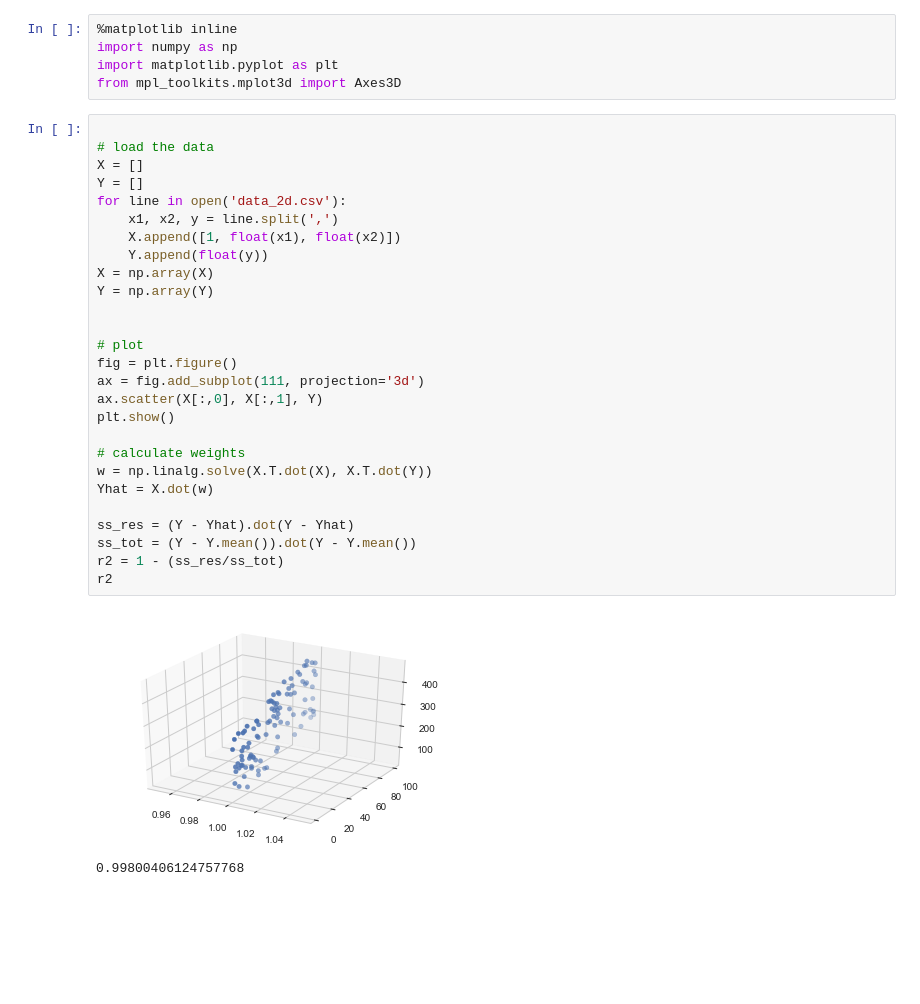
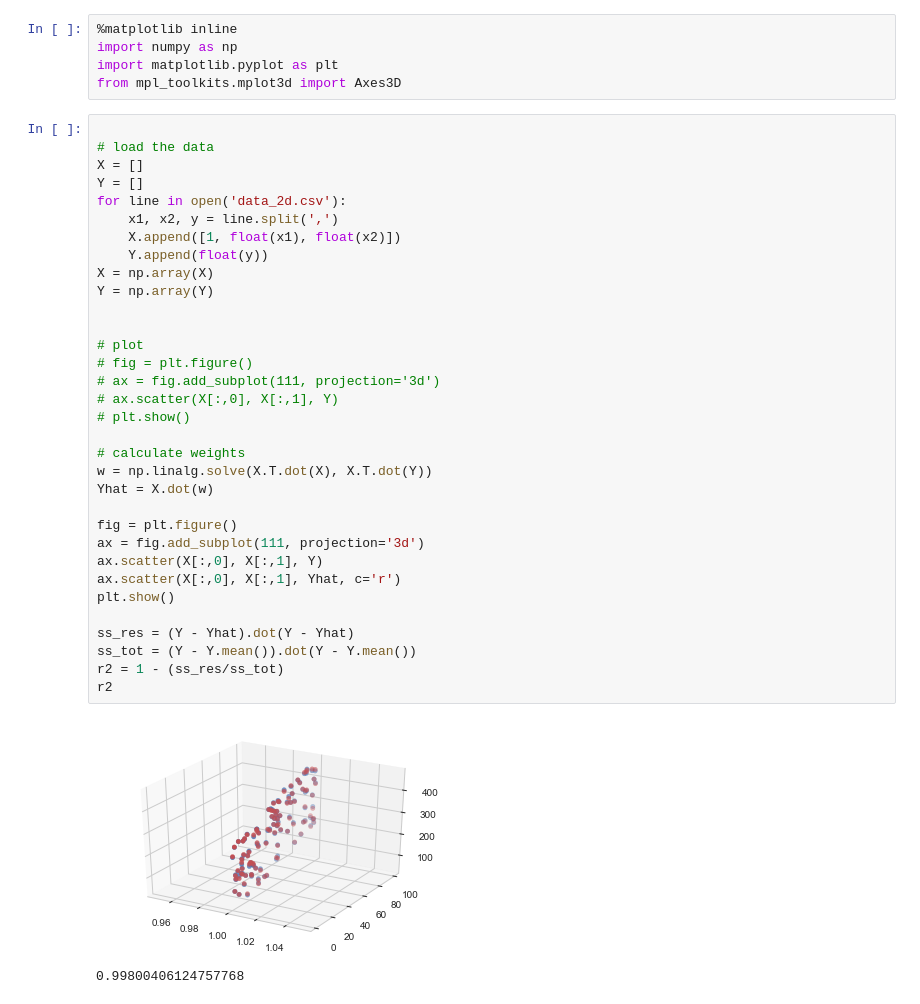
Before and after one commit to sanghapark/StudyingMachineLearning, a Jupyter notebook: 01 Linear Regression/04 Multiple Linear Regression Programming.ipynb, the cells around one changed output. Cells and saved outputs as stored; diff of their text form; blank space fills up the shorter version.

```diff
--- a/01 Linear Regression/04 Multiple Linear Regression Programming.ipynb
+++ b/01 Linear Regression/04 Multiple Linear Regression Programming.ipynb
@@ -6,30 +6,36 @@ from mpl_toolkits.mplot3d import Axes3D
 # %%
 
 # load the data
 X = []
 Y = []
 for line in open('data_2d.csv'):
     x1, x2, y = line.split(',')
     X.append([1, float(x1), float(x2)])
     Y.append(float(y))
 X = np.array(X)
 Y = np.array(Y)
 
 
 # plot
-fig = plt.figure()
-ax = fig.add_subplot(111, projection='3d')
-ax.scatter(X[:,0], X[:,1], Y)
-plt.show()
+# fig = plt.figure()
+# ax = fig.add_subplot(111, projection='3d')
+# ax.scatter(X[:,0], X[:,1], Y)
+# plt.show()
 
 # calculate weights
 w = np.linalg.solve(X.T.dot(X), X.T.dot(Y))
 Yhat = X.dot(w)
 
+fig = plt.figure()
+ax = fig.add_subplot(111, projection='3d')
+ax.scatter(X[:,0], X[:,1], Y)
+ax.scatter(X[:,0], X[:,1], Yhat, c='r')
+plt.show()
+
 ss_res = (Y - Yhat).dot(Y - Yhat)
 ss_tot = (Y - Y.mean()).dot(Y - Y.mean())
 r2 = 1 - (ss_res/ss_tot)
 r2
 # %% [output]
-[figure, old version]
+[figure, new version]
 0.99800406124757768
```
Also changed, not shown: 2 other files.
